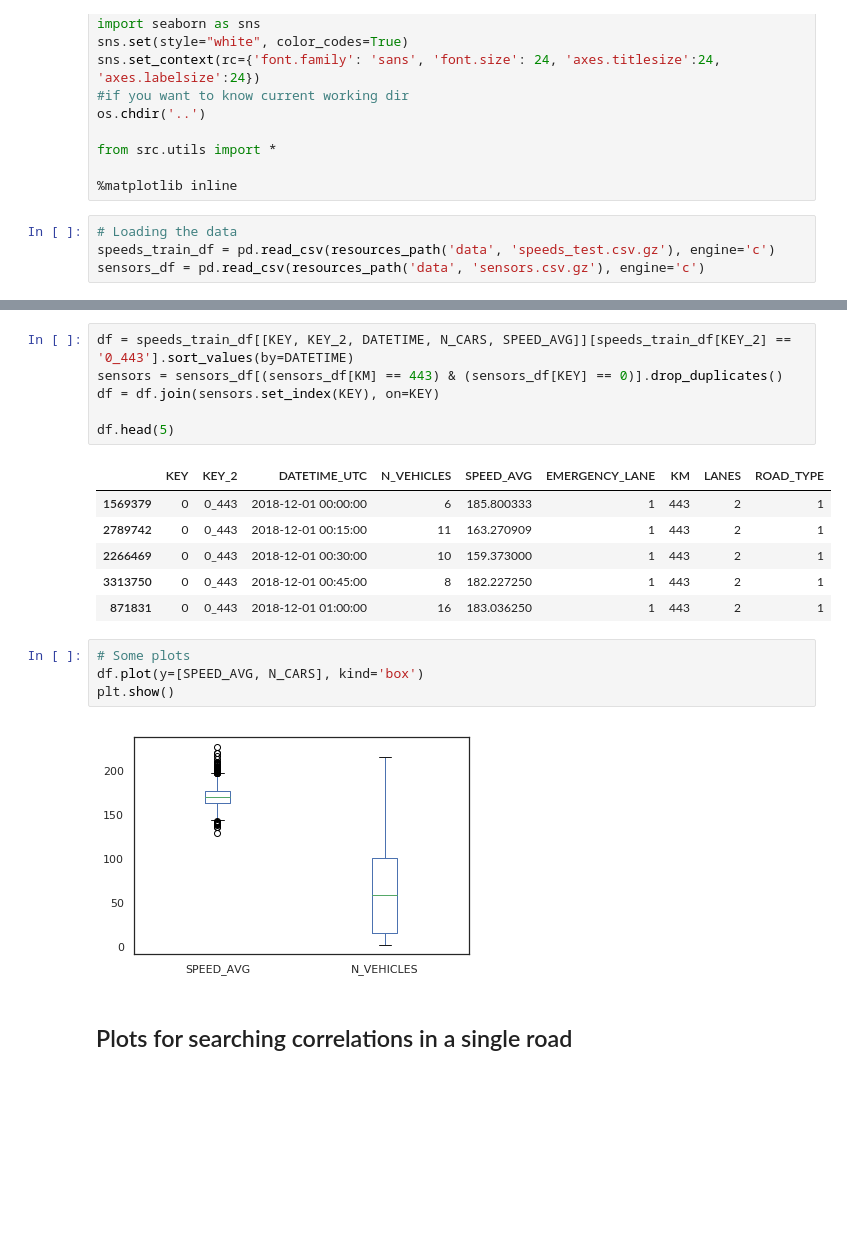
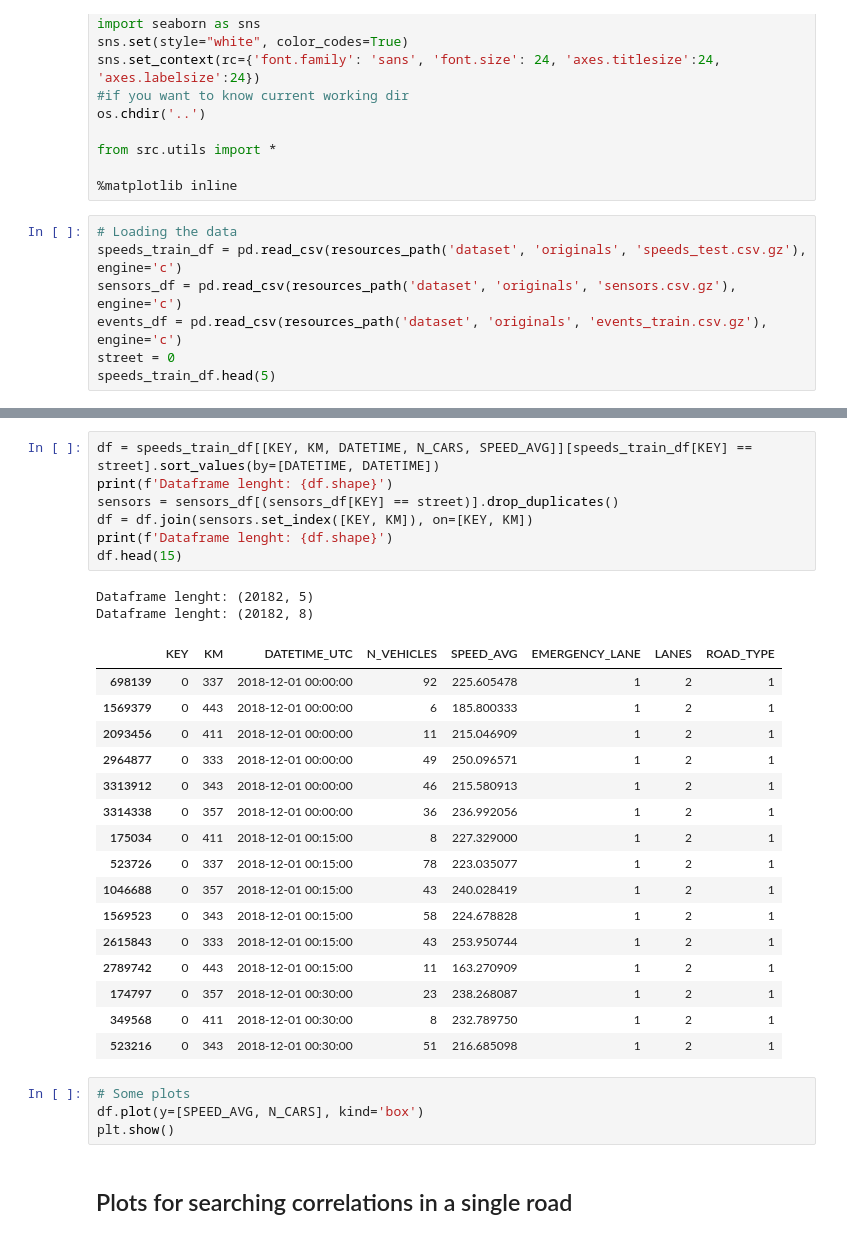
Before and after one commit to gianpy15/DMProject, a Jupyter notebook: notebooks/data_visualization.ipynb, the cells around one changed output, grey strips where cells are left out. Saved outputs shown, nothing was run; the diff lists cells and outputs as text; blank space fills up the shorter version.

```diff
--- a/notebooks/data_visualization.ipynb
+++ b/notebooks/data_visualization.ipynb
@@ -14,5 +14,8 @@ from src.utils import *
 %matplotlib inline
 # %%
 # Loading the data
-speeds_train_df = pd.read_csv(resources_path('data', 'speeds_test.csv.gz'), engine='c')
-sensors_df = pd.read_csv(resources_path('data', 'sensors.csv.gz'), engine='c')
+speeds_train_df = pd.read_csv(resources_path('dataset', 'originals', 'speeds_test.csv.gz'), engine='c')
+sensors_df = pd.read_csv(resources_path('dataset', 'originals', 'sensors.csv.gz'), engine='c')
+events_df = pd.read_csv(resources_path('dataset', 'originals', 'events_train.csv.gz'), engine='c')
+street = 0
+speeds_train_df.head(5)
@@ -45,22 +88,33 @@ max     216.000000
 # %%
-df = speeds_train_df[[KEY, KEY_2, DATETIME, N_CARS, SPEED_AVG]][speeds_train_df[KEY_2] == '0_443'].sort_values(by=DATETIME)
-sensors = sensors_df[(sensors_df[KM] == 443) & (sensors_df[KEY] == 0)].drop_duplicates()
-df = df.join(sensors.set_index(KEY), on=KEY)
-
-df.head(5)
+df = speeds_train_df[[KEY, KM, DATETIME, N_CARS, SPEED_AVG]][speeds_train_df[KEY] == street].sort_values(by=[DATETIME, DATETIME])
+print(f'Dataframe lenght: {df.shape}')
+sensors = sensors_df[(sensors_df[KEY] == street)].drop_duplicates()
+df = df.join(sensors.set_index([KEY, KM]), on=[KEY, KM])
+print(f'Dataframe lenght: {df.shape}')
+df.head(15)
 # %% [output]
+Dataframe lenght: (20182, 5)
+Dataframe lenght: (20182, 8)
-|  | KEY | KEY_2 | DATETIME_UTC | N_VEHICLES | SPEED_AVG | EMERGENCY_LANE | KM | LANES | ROAD_TYPE |
-| 1569379 | 0 | 0_443 | 2018-12-01 00:00:00 | 6 | 185.800333 | 1 | 443 | 2 | 1 |
-| 2789742 | 0 | 0_443 | 2018-12-01 00:15:00 | 11 | 163.270909 | 1 | 443 | 2 | 1 |
-| 2266469 | 0 | 0_443 | 2018-12-01 00:30:00 | 10 | 159.373000 | 1 | 443 | 2 | 1 |
-| 3313750 | 0 | 0_443 | 2018-12-01 00:45:00 | 8 | 182.227250 | 1 | 443 | 2 | 1 |
-| 871831 | 0 | 0_443 | 2018-12-01 01:00:00 | 16 | 183.036250 | 1 | 443 | 2 | 1 |
+|  | KEY | KM | DATETIME_UTC | N_VEHICLES | SPEED_AVG | EMERGENCY_LANE | LANES | ROAD_TYPE |
+| 698139 | 0 | 337 | 2018-12-01 00:00:00 | 92 | 225.605478 | 1 | 2 | 1 |
+| 1569379 | 0 | 443 | 2018-12-01 00:00:00 | 6 | 185.800333 | 1 | 2 | 1 |
+| 2093456 | 0 | 411 | 2018-12-01 00:00:00 | 11 | 215.046909 | 1 | 2 | 1 |
+| 2964877 | 0 | 333 | 2018-12-01 00:00:00 | 49 | 250.096571 | 1 | 2 | 1 |
+| 3313912 | 0 | 343 | 2018-12-01 00:00:00 | 46 | 215.580913 | 1 | 2 | 1 |
+| 3314338 | 0 | 357 | 2018-12-01 00:00:00 | 36 | 236.992056 | 1 | 2 | 1 |
+| 175034 | 0 | 411 | 2018-12-01 00:15:00 | 8 | 227.329000 | 1 | 2 | 1 |
+| 523726 | 0 | 337 | 2018-12-01 00:15:00 | 78 | 223.035077 | 1 | 2 | 1 |
+| 1046688 | 0 | 357 | 2018-12-01 00:15:00 | 43 | 240.028419 | 1 | 2 | 1 |
+| 1569523 | 0 | 343 | 2018-12-01 00:15:00 | 58 | 224.678828 | 1 | 2 | 1 |
+| 2615843 | 0 | 333 | 2018-12-01 00:15:00 | 43 | 253.950744 | 1 | 2 | 1 |
+| 2789742 | 0 | 443 | 2018-12-01 00:15:00 | 11 | 163.270909 | 1 | 2 | 1 |
+| 174797 | 0 | 357 | 2018-12-01 00:30:00 | 23 | 238.268087 | 1 | 2 | 1 |
+| 349568 | 0 | 411 | 2018-12-01 00:30:00 | 8 | 232.789750 | 1 | 2 | 1 |
+| 523216 | 0 | 343 | 2018-12-01 00:30:00 | 51 | 216.685098 | 1 | 2 | 1 |
 # %%
 # Some plots
 df.plot(y=[SPEED_AVG, N_CARS], kind='box')
 plt.show()
-# %% [output]
-[figure, removed]
 # %% [markdown]
 ## Plots for searching correlations in a single road
 # %%
```
Also changed, not shown: parts of 14 cells of this notebook, 3 other files.
